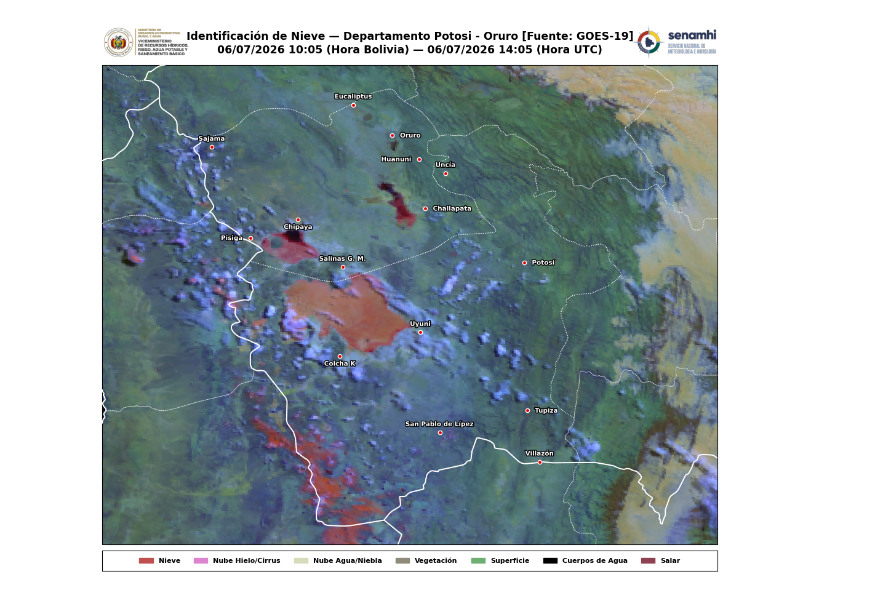
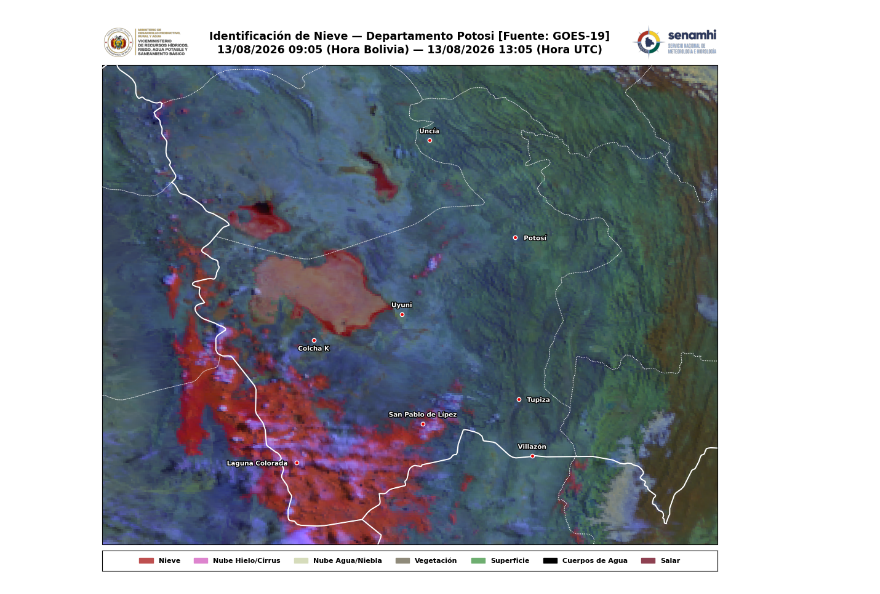
Before and after one commit to diegomapper/goes_env, a Jupyter notebook: Scripts/04_goes19_snowcloud.ipynb, the cells around one changed output. Saved outputs shown, nothing was run; the diff lists cells and outputs as text; code cells hidden in the pictures.

Commit message:
Generar el producto para Potosi.

```diff
--- a/Scripts/04_goes19_snowcloud.ipynb
+++ b/Scripts/04_goes19_snowcloud.ipynb
@@ -64,11 +64,11 @@ def obtener_extent_departamento(shp_path, depto_identificador, target_aspect=1.0
 # ==========================================
 # 1. CONFIGURACIÓN DEL USUARIO
 # ==========================================
-FECHA_BUSCADA = datetime(2026, 7, 6, 14, 00)
+FECHA_BUSCADA = datetime(2026, 8, 13, 13, 50)
 
 # Puedes usar un departamento o varios en una lista:
 # Ejemplos: "Potosi", ["Potosi", "Oruro"], [2, 4, 5], "BOLIVIA"
-REGION_OBJETIVO = ["Potosi", "Oruro"]
+REGION_OBJETIVO = ["Potosi"]
 
 BASE_DIR = "/Users/diegoperales/Meteorology/GOES"
 RAW_DATA = os.path.join(BASE_DIR, "raw_data")
@@ -116,7 +116,8 @@ LOCALIDADES_REGIONALES = {
             "Villazón":             {"lat": -22.09, "lon": -65.59, "pos": "top"},
             "Uncía":                {"lat": -18.46, "lon": -66.56, "pos": "top"},
             "San Pablo de Lípez":   {"lat": -21.72, "lon": -66.62, "pos": "top"},
-            "Colcha K":             {"lat": -20.76, "lon": -67.65, "pos": "bottom"}
+            "Colcha K":             {"lat": -20.76, "lon": -67.65, "pos": "bottom"},
+            "Laguna Colorada":      {"lat": -22.17, "lon": -67.81, "pos": "left"}
         }
     },
     "LA PAZ": {
@@ -395 +396 @@ Carimbo y logos adaptados correctamente.
-[figure, old version]
+[figure, new version]
```
Also changed, not shown: parts of 1 cell of this notebook.
